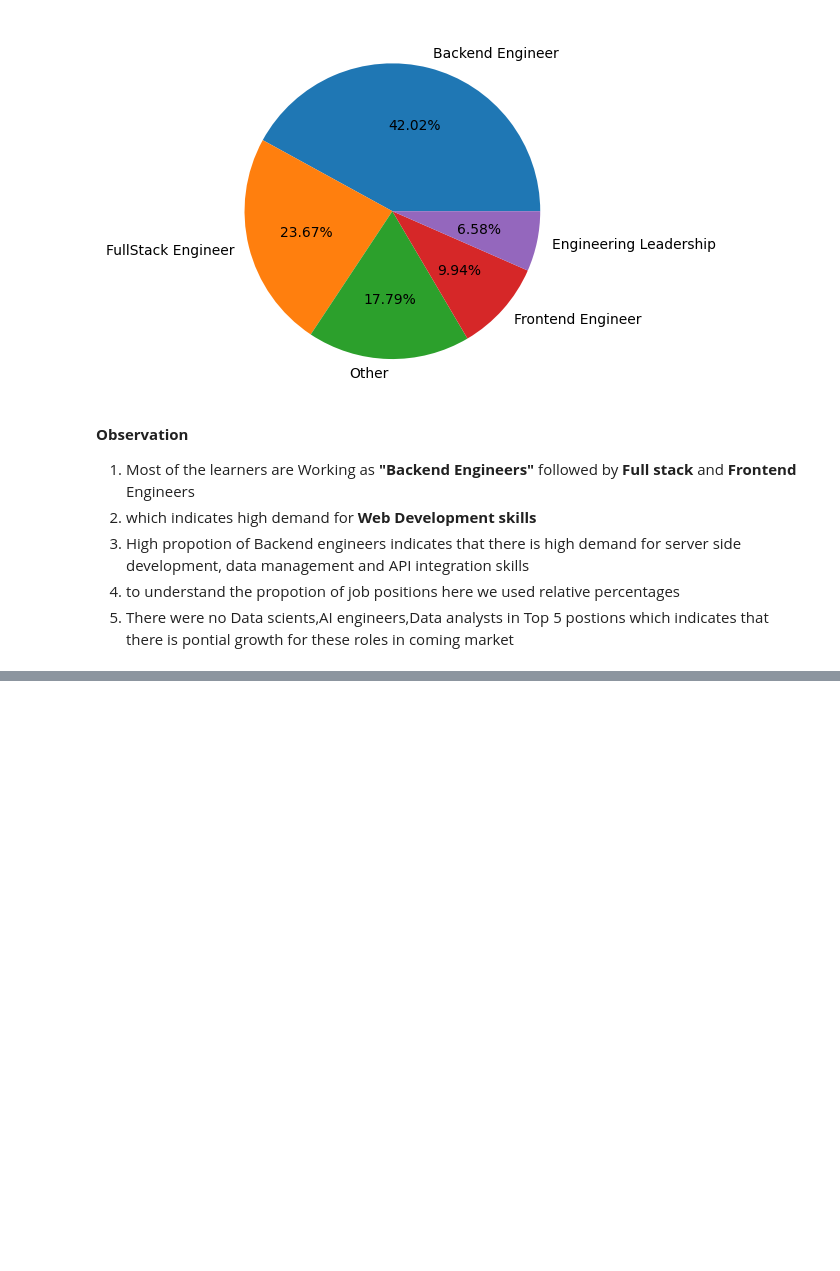
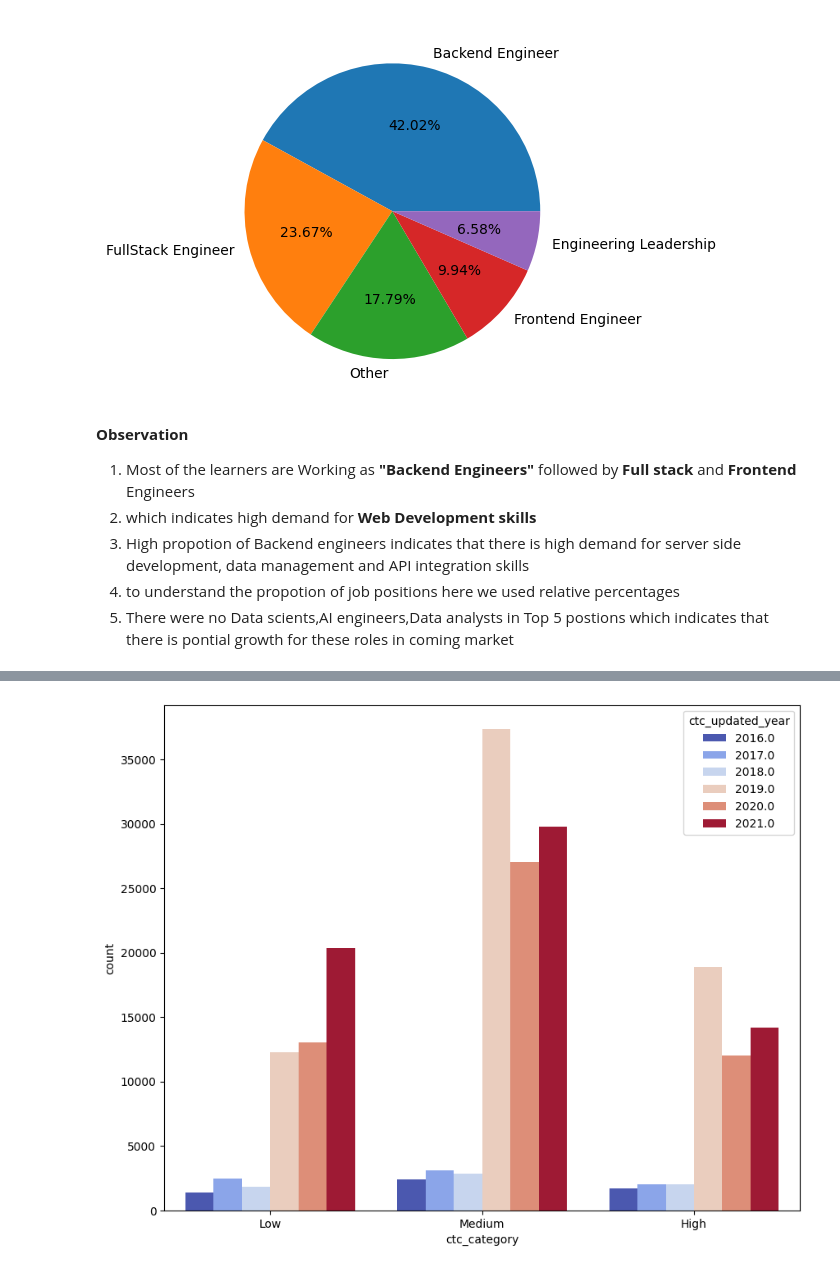
Before and after one commit to DineshPrabhuEng/Case_studies, a Jupyter notebook: Case_studies/K_Means_Case_Study.ipynb, the cells around one changed output, grey strips where cells are left out. Cells and saved outputs as stored; diff of their text form; code cells hidden in the pictures; blank space fills up the shorter version.

```diff
--- a/Case_studies/K_Means_Case_Study.ipynb
+++ b/Case_studies/K_Means_Case_Study.ipynb
@@ -422,0 +486,9 @@ plt.show()
+# %%
+bins=[0,530000,1450000,float('inf')]
+labels=['Low','Medium','High']
+df['ctc_category'] = pd.cut(df['ctc'],bins=bins,labels=labels)
+plt.figure(figsize=(10,8))
+sns.countplot(data=df,x='ctc_category',palette='coolwarm',hue='ctc_updated_year')
+plt.show()
+# %% [output]
+[figure, added]
```
Also changed, not shown: parts of 28 cells of this notebook.
